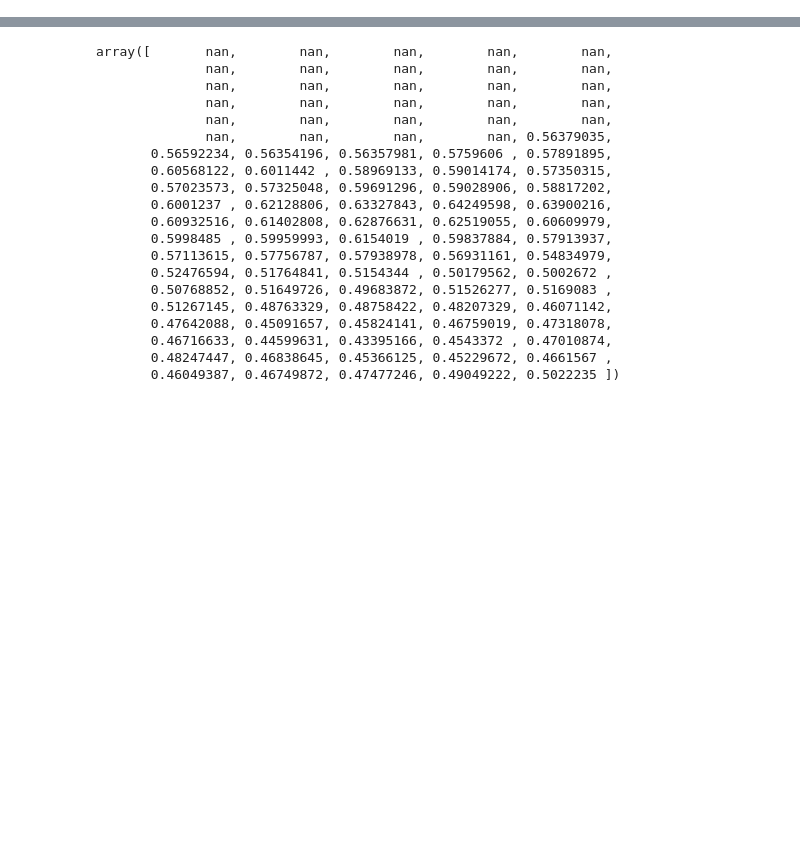
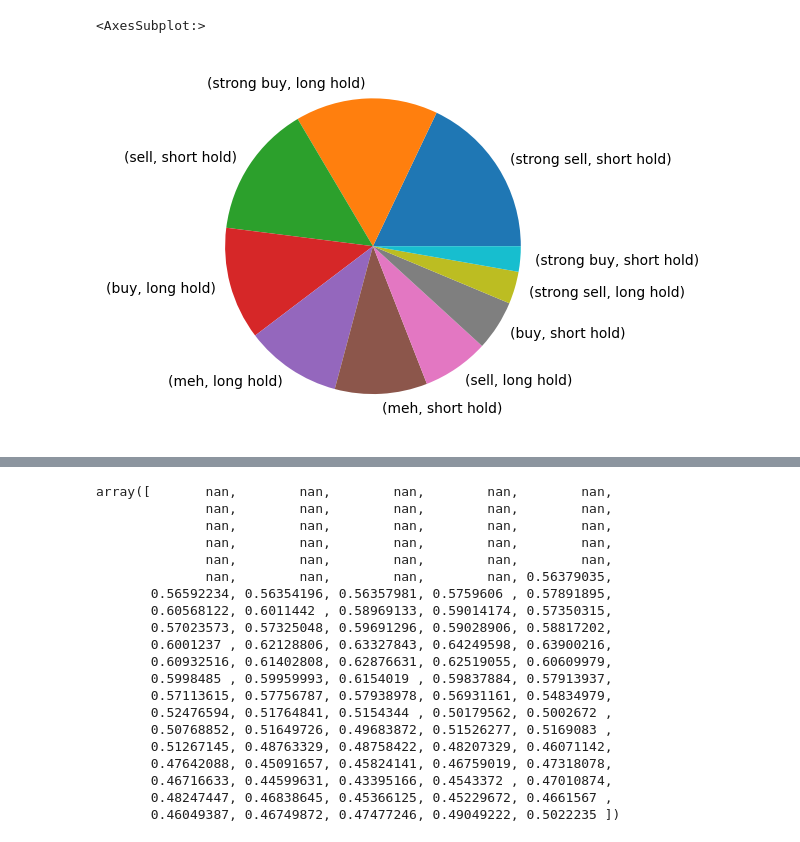
Before and after one commit to lianlongbagua/ml_rf_project, a Jupyter notebook: notebooks/production.ipynb, the cells around one changed output, grey strips where cells are left out. Saved outputs shown, nothing was run; the diff lists cells and outputs as text; code cells hidden in the pictures; blank space fills up the shorter version.

```diff
--- a/notebooks/production.ipynb
+++ b/notebooks/production.ipynb
@@ -114,0 +14,4 @@ inputs = {
+# %%
+df = prepare_desired_pos(df, 10, 10)
+# %%
+df['desired_pos_change_adj'] = df['desired_pos_change'] - df['desired_pos_change'].shift(10).fillna(0)
@@ -114,0 +34,5 @@ inputs = {
+# %%
+df[['pos_change_signal', 'net_pos_signal']].value_counts().plot(kind='pie')
+# %% [output]
+<AxesSubplot:>
+[figure, added]
```
Also changed, not shown: parts of 10 cells of this notebook, 4 other files.
